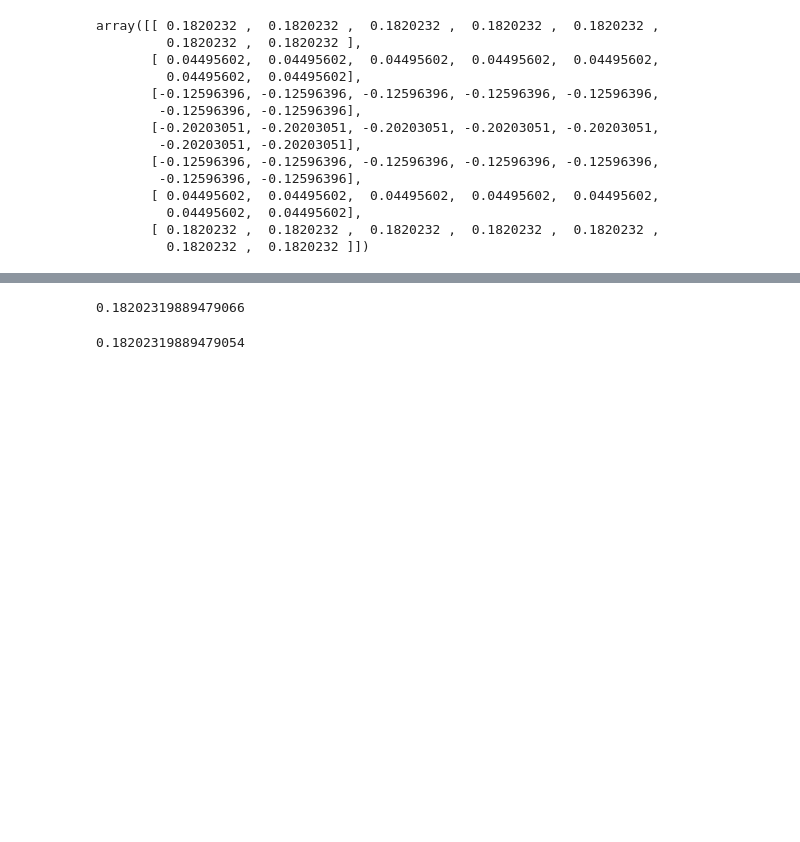
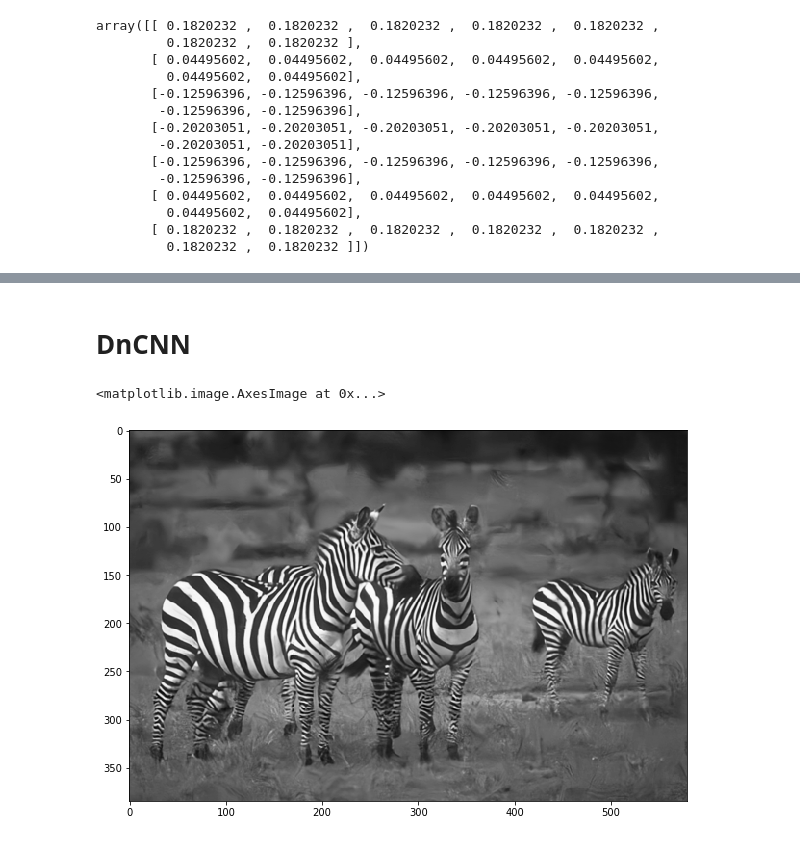
Before and after one commit to gabsens/DEep-Learning-for-Image-REstoration-and-Synthesis-MVA, a Jupyter notebook: HW1/test.ipynb, the cells around one changed output, grey strips where cells are left out. Drawn from its saved outputs; the diff is of its cells as text; code cells hidden in the pictures; blank space fills up the shorter version.

```diff
--- a/HW1/test.ipynb
+++ b/HW1/test.ipynb
@@ -70,7 +72,7 @@ sess.run(tf.global_variables_initializer())
 # %%
 denoiser_dct=DCT_denoiser()
 sigma=25
-imb=im+sigma*np.random.randn(*im.shape) #version bruitee
-out=denoiser_dct.do_denoise(imb,3*sigma,sess)
+imb=im+sigma*np.random.randn(*im.shape)
+out_dct=denoiser_dct.do_denoise(imb,3*sigma,sess)
 #mask=denoiser_dct.get_mask(im.shape) # ce mask ne depend que de la taille de l'image
-#out=out/mask
+#out_dct=out_dct/mask
@@ -294,8 +138,2 @@ array([[-1.57953812e-01, -1.57953812e-01, -1.57953812e-01,
-# %%
-D[:,:,2][0,0]
-# %% [output]
-0.18202319889479066
-# %%
-iD[:,:,2][0,0]
-# %% [output]
-0.18202319889479054
+# %% [markdown]
+# DnCNN
@@ -301,0 +197,10 @@ iD[:,:,2][0,0]
+# %%
+poids=lecture_poids_DnCNN()
+denoiser_dncnn=DnCNN(poids)
+out_dncnn=denoiser_dncnn.do_denoise(imb,sess)
+# %%
+plt.figure(figsize=(10,10))
+plt.imshow(out_dncnn, cmap='gray')
+# %% [output]
+<matplotlib.image.AxesImage at 0x...>
+[figure, added]
```
Also changed, not shown: parts of 28 cells of this notebook, 1 other file.
